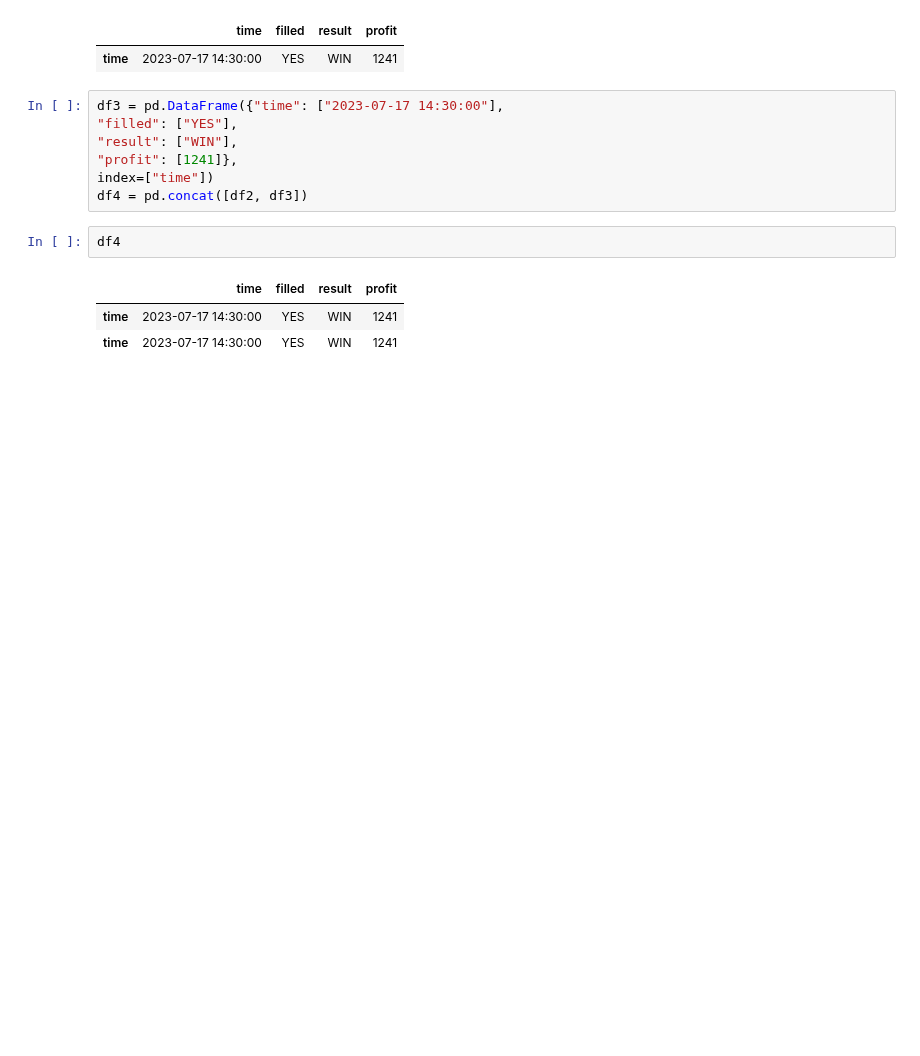
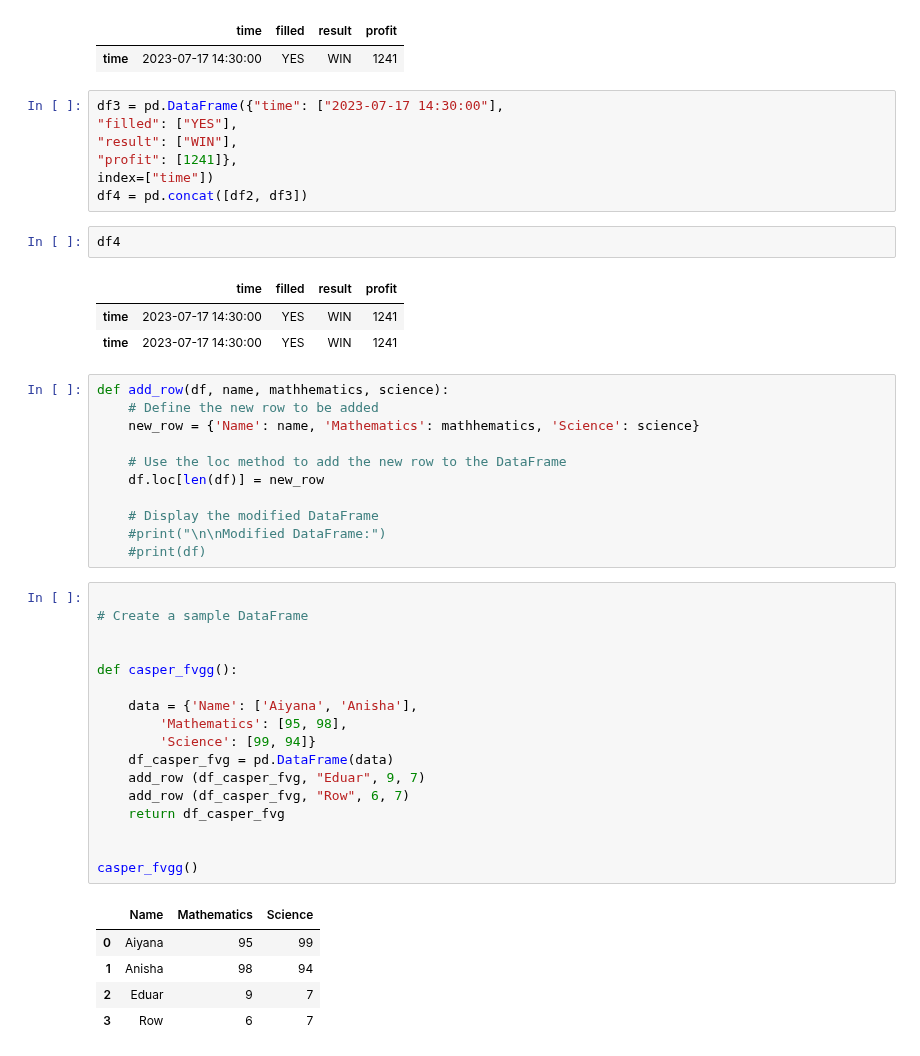
Before and after one commit to eduardogv/backtesting, a Jupyter notebook: FVG.ipynb, the cells around one changed output. Cells and saved outputs as stored; diff of their text form; blank space fills up the shorter version.

```diff
--- a/FVG.ipynb
+++ b/FVG.ipynb
@@ -442,3 +500,37 @@ df4
 |  | time | filled | result | profit |
 | time | 2023-07-17 14:30:00 | YES | WIN | 1241 |
 | time | 2023-07-17 14:30:00 | YES | WIN | 1241 |
+# %%
+def add_row(df, name, mathhematics, science):
+    # Define the new row to be added
+    new_row = {'Name': name, 'Mathematics': mathhematics, 'Science': science}
+
+    # Use the loc method to add the new row to the DataFrame
+    df.loc[len(df)] = new_row
+
+    # Display the modified DataFrame
+    #print("\n\nModified DataFrame:")
+    #print(df)
+# %%
+
+# Create a sample DataFrame
+
+
+def casper_fvgg():
+
+    data = {'Name': ['Aiyana', 'Anisha'],
+        'Mathematics': [95, 98],
+        'Science': [99, 94]}
+    df_casper_fvg = pd.DataFrame(data)
+    add_row (df_casper_fvg, "Eduar", 9, 7)
+    add_row (df_casper_fvg, "Row", 6, 7)
+    return df_casper_fvg
+
+
+casper_fvgg()
+# %% [output]
+|  | Name | Mathematics | Science |
+| 0 | Aiyana | 95 | 99 |
+| 1 | Anisha | 98 | 94 |
+| 2 | Eduar | 9 | 7 |
+| 3 | Row | 6 | 7 |
```
Also changed, not shown: parts of 6 cells of this notebook.
